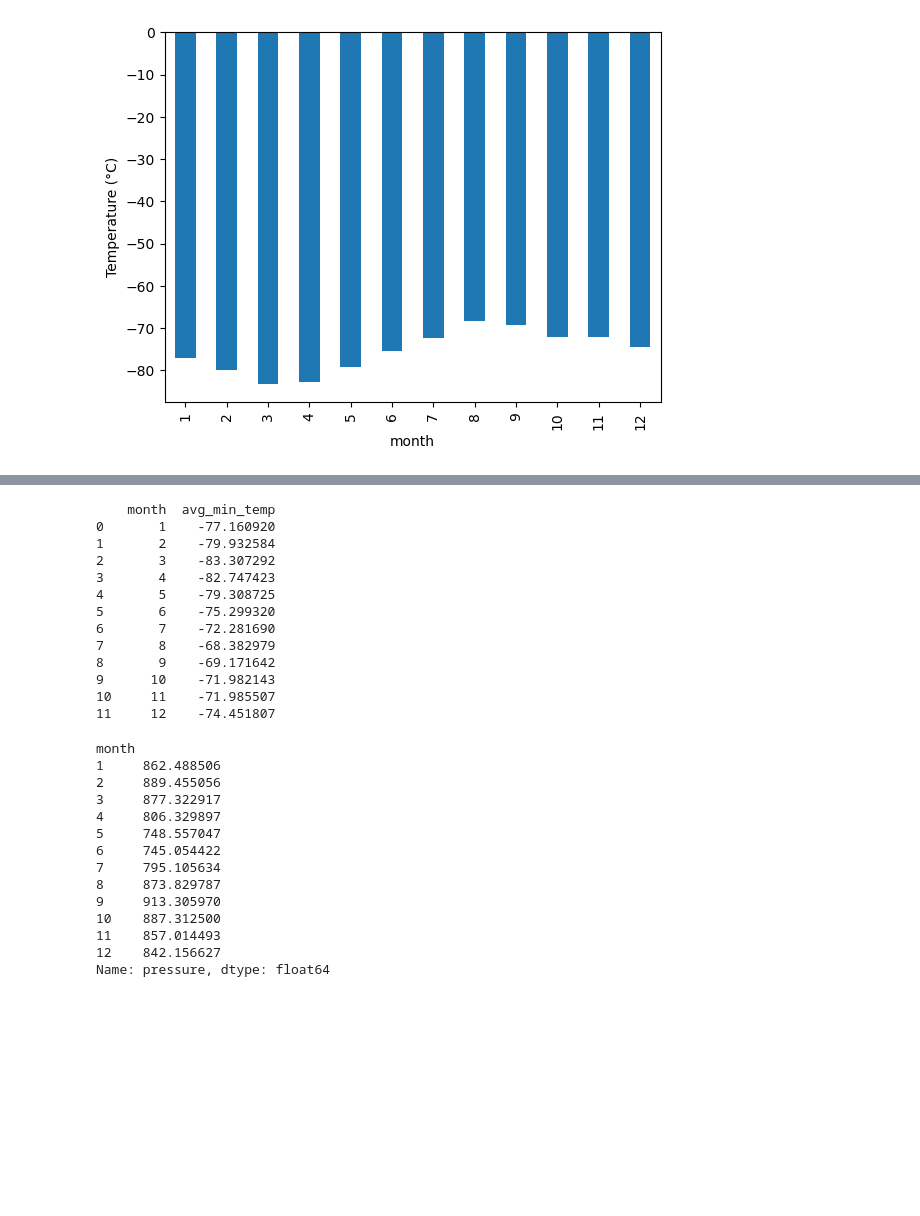
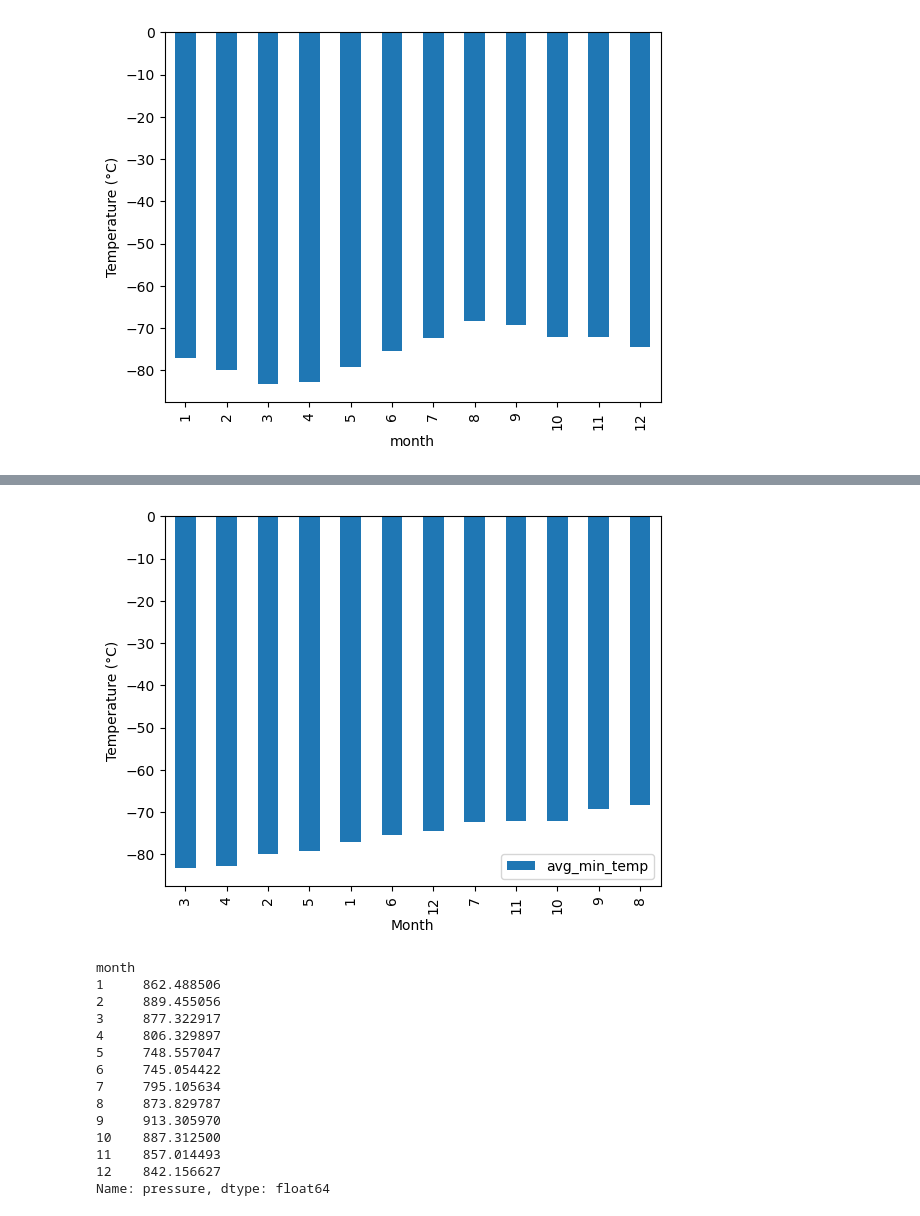
Before and after one commit to teresa-le/Mission_to_Mars, a Jupyter notebook: part_2_mars_weather.ipynb, the cells around one changed output, grey strips where cells are left out. Drawn from its saved outputs; the diff is of its cells as text; code cells hidden in the pictures; blank space fills up the shorter version.

Commit message:
Second half of part 3
Hottest and coldest months on Mars

```diff
--- a/part_2_mars_weather.ipynb
+++ b/part_2_mars_weather.ipynb
@@ -267,28 +265,28 @@ plt.show()
-# %%
-# Based on the chart, month 3 was the coldest month and month 8 was the warmest month on mars.
-
-## Reset the index to create columns and give them names
-avg_min_temp_renamed = avg_min_temp.reset_index().rename(columns={'index': 'month', 'min_temp': 'avg_min_temp'})
-
-print(avg_min_temp_renamed)
-
-
-
-# Example: df.sort_values(by=['Brand'], inplace=True, ascending=False)
-# %% [output]
-    month  avg_min_temp
-0       1    -77.160920
-1       2    -79.932584
-2       3    -83.307292
-3       4    -82.747423
-4       5    -79.308725
-5       6    -75.299320
-6       7    -72.281690
-7       8    -68.382979
-8       9    -69.171642
-9      10    -71.982143
-10     11    -71.985507
-11     12    -74.451807
+# %%
+# Identify the coldest and hottest months in Curiosity's location
+
+# Reset the index to create columns and give the second one avg_min_temp name
+avg_min_temp_renamed = avg_min_temp.reset_index().rename(columns={'min_temp': 'avg_min_temp'})
+
+# Set the index to month column
+avg_min_temp_renamed = avg_min_temp_renamed.set_index('month')
+
+# Sort the avg min temp values in descending order
+avg_min_temp_sorted = avg_min_temp_renamed.sort_values(by='avg_min_temp')
+
+# Plot the results as a bar chart
+avg_min_temp_sorted_chart = avg_min_temp_sorted.plot.bar()
+
+# Label the axes
+avg_min_temp_sorted_chart.set_xlabel('Month')
+avg_min_temp_sorted_chart.set_ylabel('Temperature (°C)')
+
+# Plot the chart
+plt.show()
+
+## Month 3 was the coldest month, and month 8 was the warmest month on mars.
+# %% [output]
+[figure, added]
 # %%
 # 4. Average pressure by Martian month
 avg_pressure = group_by_month['pressure'].mean()
```
Also changed, not shown: parts of 4 cells of this notebook.
